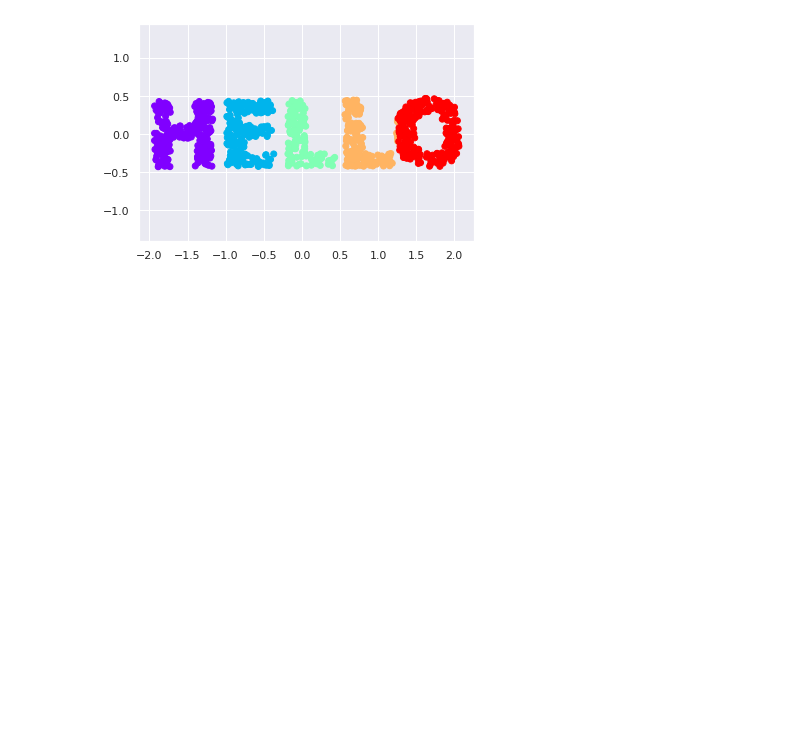
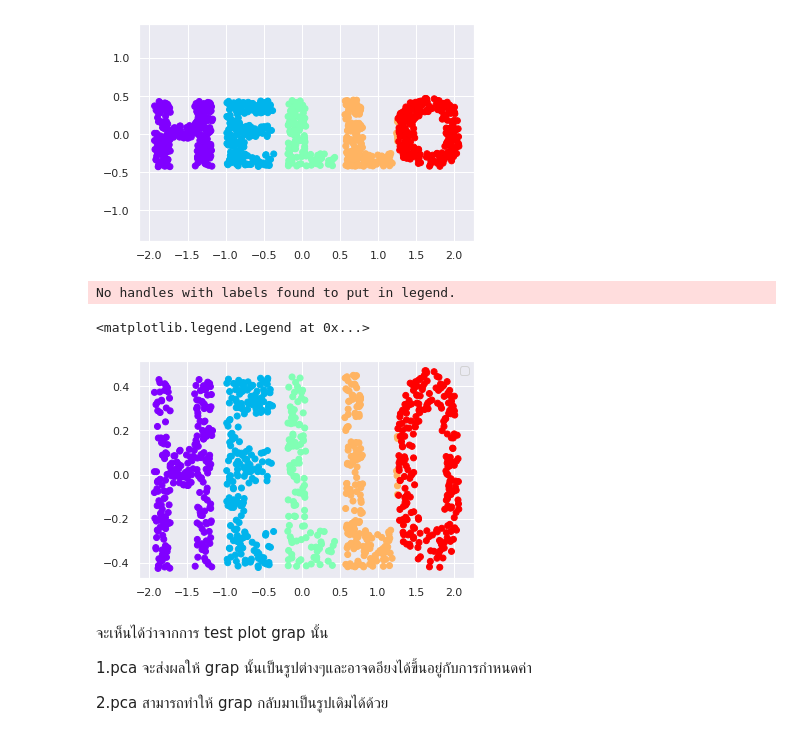
Before and after one commit to chalarm1405/multivariate, a Jupyter notebook: chapter4.ipynb, the cells around one changed output. Drawn from its saved outputs; the diff is of its cells as text; code cells hidden in the pictures; blank space fills up the shorter version.

```diff
--- a/chapter4.ipynb
+++ b/chapter4.ipynb
@@ -259,3 +259,18 @@ plt.scatter(out[:, 0], out[:, 1], **colorize)
 plt.axis('equal');
 # %% [output]
 [figure]
+# %%
+model = PCA(n_components=2)
+out = model.fit_transform(X2)
+plt.scatter(out[:,0],out[:,1], **colorize)
+plt.legend()
+# %% [output]
+No handles with labels found to put in legend.
+<matplotlib.legend.Legend at 0x...>
+[figure, added]
+# %% [markdown]
+จะเห็นได้ว่าจากการ test plot grap นั้น
+
+1.pca จะส่งผลให้ grap นั้นเป็นรูปต่างๆและอาจดอียงได้ขึ้นอยู่กับการกำหนดค่า
+
+2.pca สามารถทำให้ grap กลับมาเป็นรูปเดิมได้ด้วย
```
Also changed, not shown: parts of 7 cells of this notebook.
